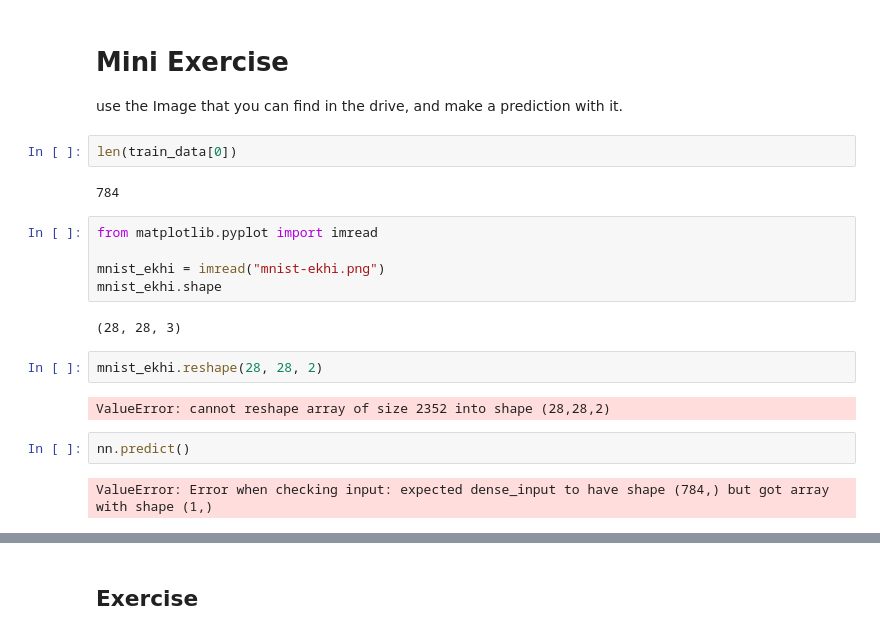
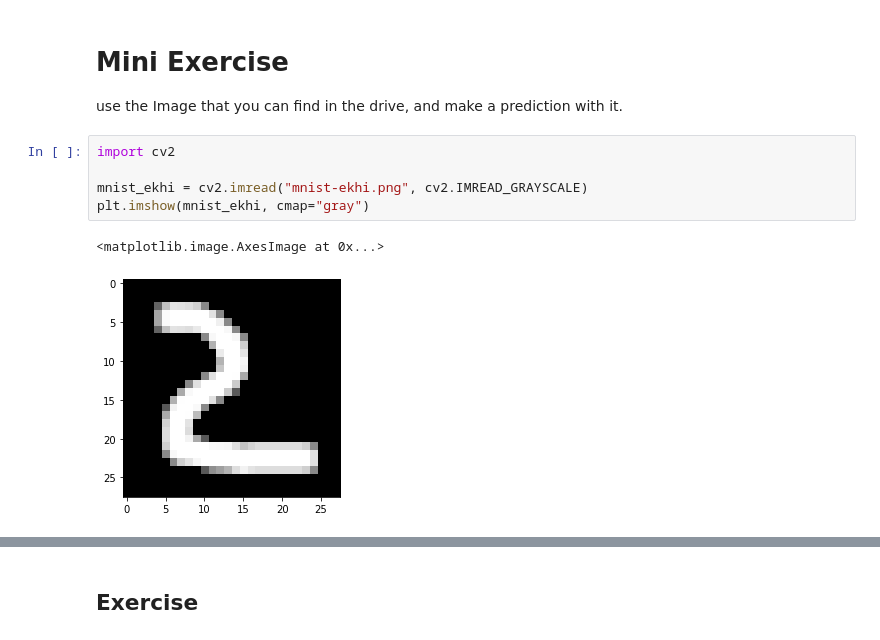
Before and after one commit to alokproc/aprendizaje_automatico_avanzado, a Jupyter notebook: 01_mnist/FirstSteps.ipynb, the cells around one changed output, grey strips where cells are left out. Drawn from its saved outputs; the diff is of its cells as text.

```diff
--- a/01_mnist/FirstSteps.ipynb
+++ b/01_mnist/FirstSteps.ipynb
@@ -163,22 +163,11 @@ test_acc: 0.9836
 # Mini Exercise
 
 use the Image that you can find in the drive, and make a prediction with it.
-# %%
-len(train_data[0])
-# %% [output]
-784
-# %%
-from matplotlib.pyplot import imread
-
-mnist_ekhi = imread("mnist-ekhi.png")
-mnist_ekhi.shape
-# %% [output]
-(28, 28, 3)
-# %%
-mnist_ekhi.reshape(28, 28, 2)
-# %% [output]
-ValueError: cannot reshape array of size 2352 into shape (28,28,2)
-# %%
-nn.predict()
-# %% [output]
-ValueError: Error when checking input: expected dense_input to have shape (784,) but got array with shape (1,)
+# %%
+import cv2
+
+mnist_ekhi = cv2.imread("mnist-ekhi.png", cv2.IMREAD_GRAYSCALE)
+plt.imshow(mnist_ekhi, cmap="gray")
+# %% [output]
+<matplotlib.image.AxesImage at 0x...>
+[figure, added]
```
Also changed, not shown: parts of 4 cells of this notebook.
